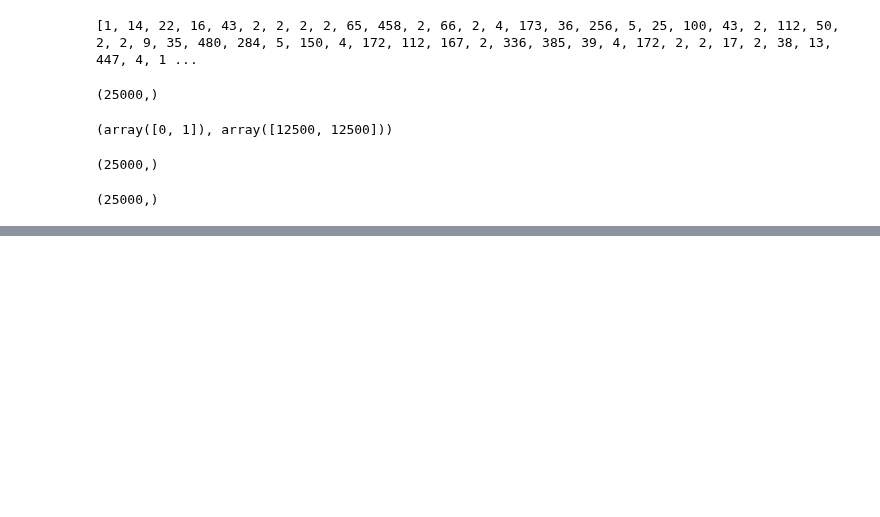
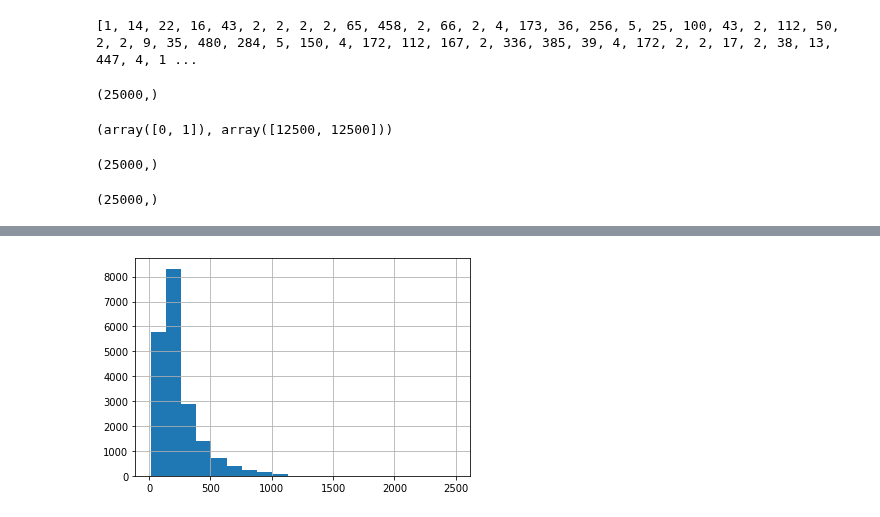
Before and after one commit to JakeOh/202011_itw_bd21, a Jupyter notebook: lab_ml/ml20_rnn.ipynb, the cells around one changed output, grey strips where cells are left out. Cells and saved outputs as stored; diff of their text form; code cells hidden in the pictures; blank space fills up the shorter version.

```diff
--- a/lab_ml/ml20_rnn.ipynb
+++ b/lab_ml/ml20_rnn.ipynb
@@ -207,0 +253,5 @@ y_test.shape  # 긍정/부정 리뷰
+# %%
+x_train, x_val, y_train, y_val = train_test_split(x_train_full, y_train_full,
+                                                  test_size=0.2,
+                                                  stratify=y_train_full,
+                                                  random_state=42)
@@ -207,0 +268,4 @@ y_test.shape  # 긍정/부정 리뷰
+# %%
+# 훈련 셋에 있는 각 리뷰의 길이(각 리뷰에서 사용된 단어 수)
+review_lengths = pd.Series([len(x) for x in x_train])
+print(review_lengths)
@@ -207,0 +297,5 @@ y_test.shape  # 긍정/부정 리뷰
+# %%
+review_lengths.hist(bins=20)
+plt.show()
+# %% [output]
+[figure, added]
```
Also changed, not shown: parts of 16 cells of this notebook.
